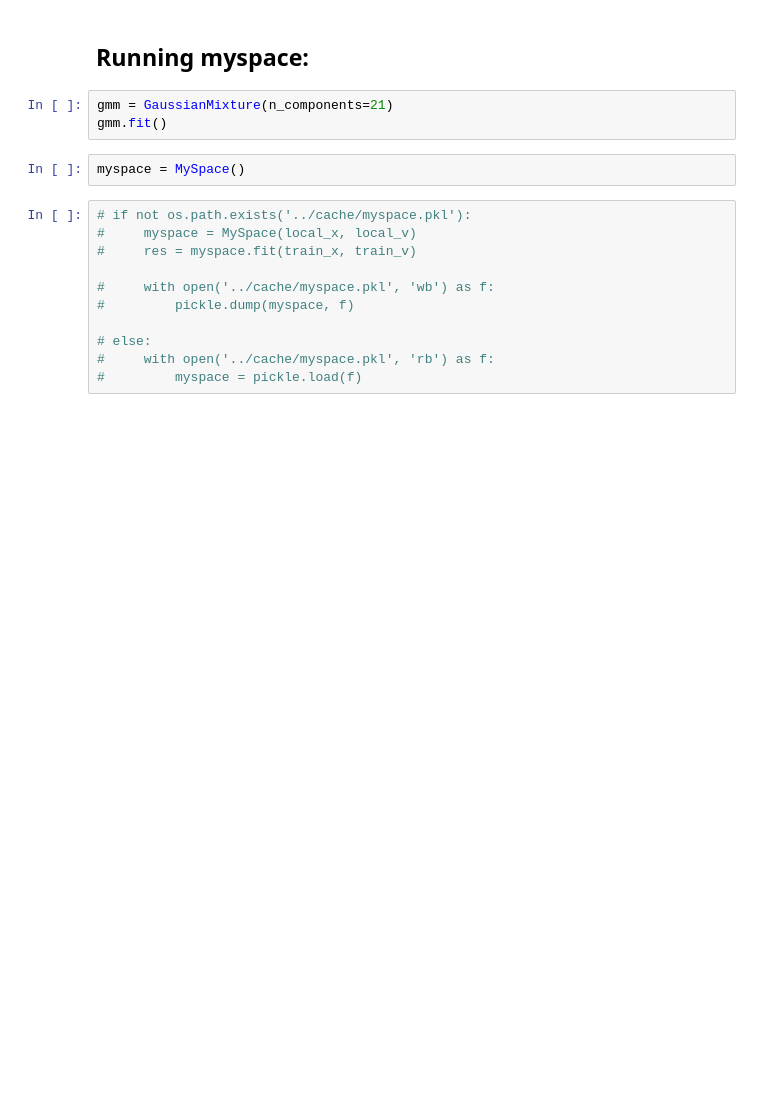
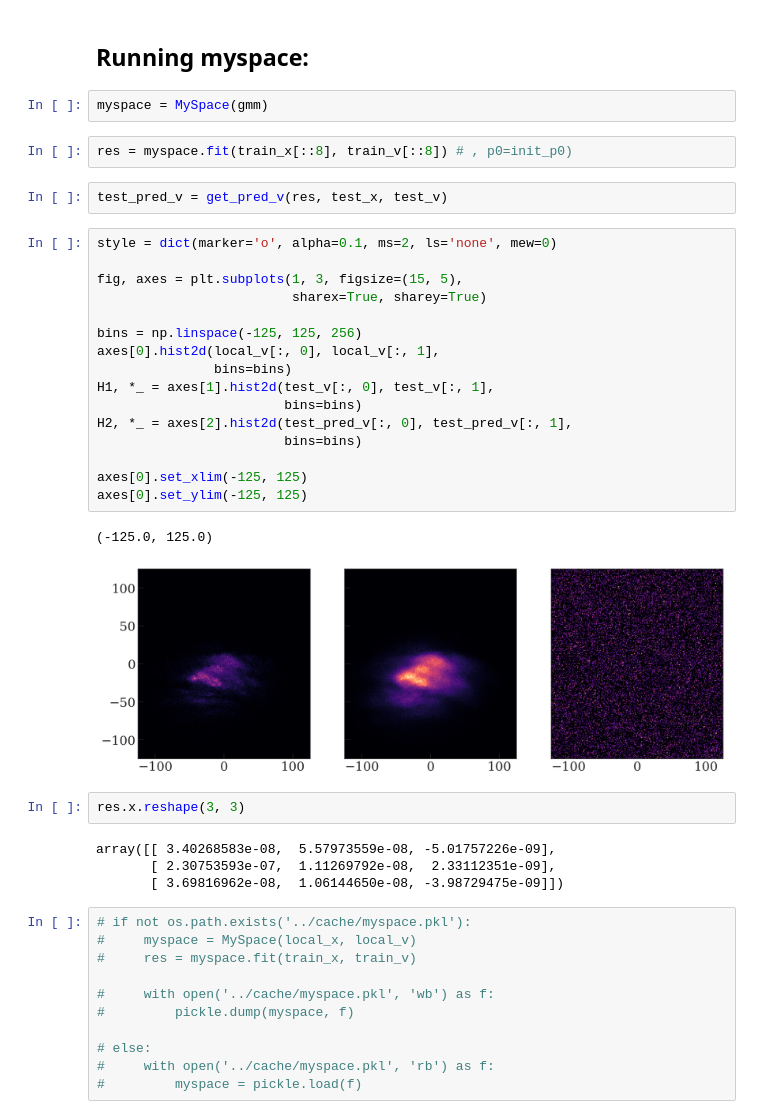
Before and after one commit to davidwhogg/myspace, a Jupyter notebook: notebooks/Myspace-prototyping-GMM.ipynb, the cells around one changed output. Cells and saved outputs as stored; diff of their text form; blank space fills up the shorter version.

```diff
--- a/notebooks/Myspace-prototyping-GMM.ipynb
+++ b/notebooks/Myspace-prototyping-GMM.ipynb
@@ -222,10 +298,36 @@ class MySpace:
 # %% [markdown]
 ## Running myspace:
-# %%
-gmm = GaussianMixture(n_components=21)
-gmm.fit()
 # %%
-myspace = MySpace()
+myspace = MySpace(gmm)
+# %%
+res = myspace.fit(train_x[::8], train_v[::8]) # , p0=init_p0)
+# %%
+test_pred_v = get_pred_v(res, test_x, test_v)
+# %%
+style = dict(marker='o', alpha=0.1, ms=2, ls='none', mew=0)
+
+fig, axes = plt.subplots(1, 3, figsize=(15, 5),
+                         sharex=True, sharey=True)
+
+bins = np.linspace(-125, 125, 256)
+axes[0].hist2d(local_v[:, 0], local_v[:, 1],
+               bins=bins)
+H1, *_ = axes[1].hist2d(test_v[:, 0], test_v[:, 1],
+                        bins=bins)
+H2, *_ = axes[2].hist2d(test_pred_v[:, 0], test_pred_v[:, 1],
+                        bins=bins)
+
+axes[0].set_xlim(-125, 125)
+axes[0].set_ylim(-125, 125)
+# %% [output]
+(-125.0, 125.0)
+[figure, added]
+# %%
+res.x.reshape(3, 3)
+# %% [output]
+array([[ 3.40268583e-08,  5.57973559e-08, -5.01757226e-09],
+       [ 2.30753593e-07,  1.11269792e-08,  2.33112351e-09],
+       [ 3.69816962e-08,  1.06144650e-08, -3.98729475e-09]])
 # %%
 # if not os.path.exists('../cache/myspace.pkl'):
 #     myspace = MySpace(local_x, local_v)
```
Also changed, not shown: parts of 14 cells of this notebook.
